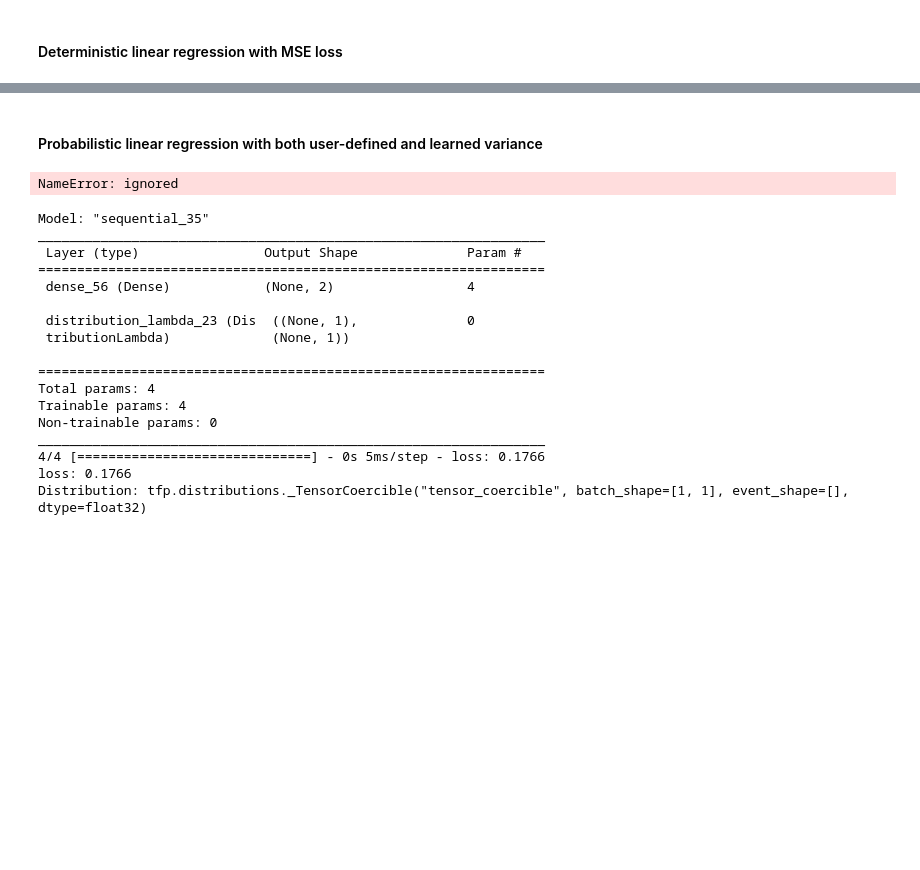
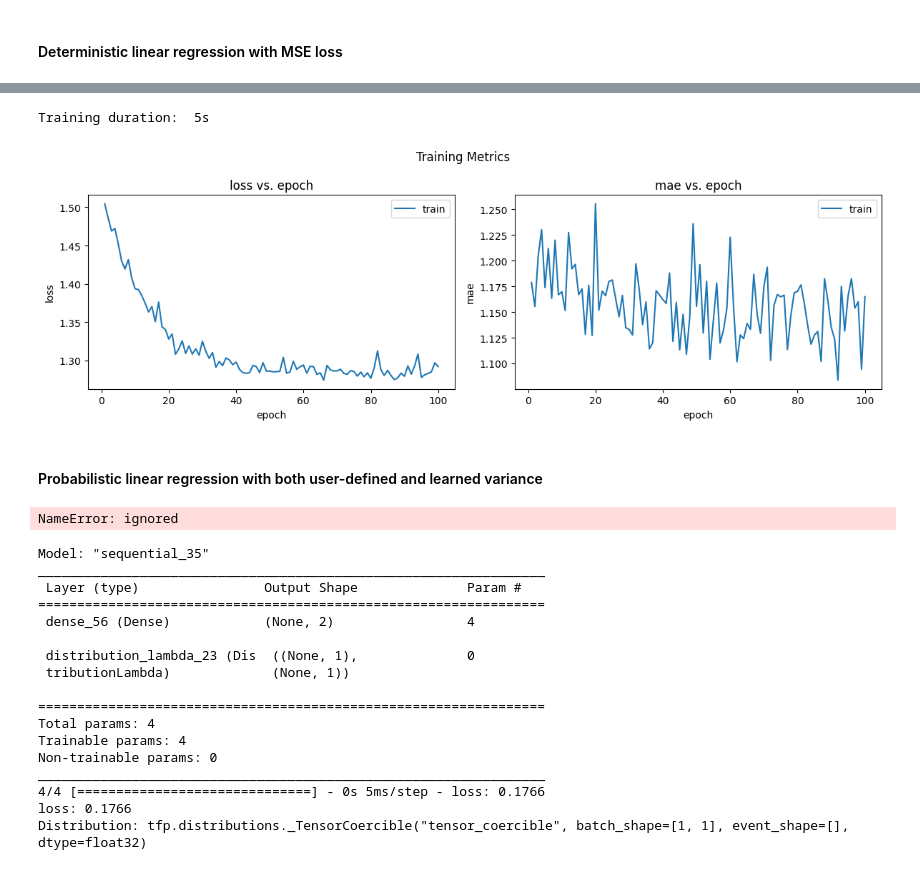
Before and after one commit to MengOonLee/Deep_learning, a Jupyter notebook: TensorFlow/Probabilistic/Bayesian/Bayesian.ipynb, the cells around one changed output, grey strips where cells are left out. Saved outputs shown, nothing was run; the diff lists cells and outputs as text; code cells hidden in the pictures; blank space fills up the shorter version.

```diff
--- a/TensorFlow/Probabilistic/Bayesian/Bayesian.ipynb
+++ b/TensorFlow/Probabilistic/Bayesian/Bayesian.ipynb
@@ -553,3 +533,52 @@ Model: "functional_23"
+# %%
+import warnings
+warnings.filterwarnings("ignore")
+import time
+import pandas as pd
+import matplotlib.pyplot as plt
+import seaborn as sns
+
+start_time = time.time()
+num_epochs = 100
+history = []
+callbacks.on_train_begin(logs=None)
+for epoch in range(num_epochs):
+    callbacks.on_epoch_begin(epoch=epoch, logs=None)
+
+    for x, y in ds_train:
+        result = train_step(x=x, y=y)
+    logs = {k: v.numpy() for k, v in result.items()}
+    history.append(logs)
+    for m in metrics:
+        m.reset_state()
+
+    callbacks.on_epoch_end(epoch=epoch, logs=logs)
+callbacks.on_train_end(logs=None)
+print("Training duration: %2.fs"%(time.time() - start_time))
+
+df_history = pd.DataFrame(history)
+df_history["epoch"] = df_history.index + 1
+fig, (ax1, ax2) = plt.subplots(nrows=1, ncols=2, figsize=(12, 4))
+fig.suptitle(t="Training Metrics")
+for ax, m in zip(axes, metrics):
+    sns.lineplot(ax=ax, data=df_history, label="train",
+        x="epoch", y=f"train_{m.name}")
+    ax.legend(loc="best")
+    ax.set_xlabel(xlabel="epoch")
+    ax.set_ylabel(ylabel=m.name)
+    ax.set_title(label=f"{m.name} vs. epoch")
+fig.tight_layout()
+plt.show()
+
+# Plot the data and a sample from the model
+model.load_weights(ckptPath)
+distrib = model(inputs=x_train)
+y_pred = distrib.sample()
+mean_pred = distrib.mean()
+sd_pred = distrib.stddev()
+# %% [output]
+Training duration:  5s
+[figure, added]
 # %% [markdown]
 #### Probabilistic linear regression with both user-defined and learned variance
 # %%
```
Also changed, not shown: parts of 2 cells of this notebook.
